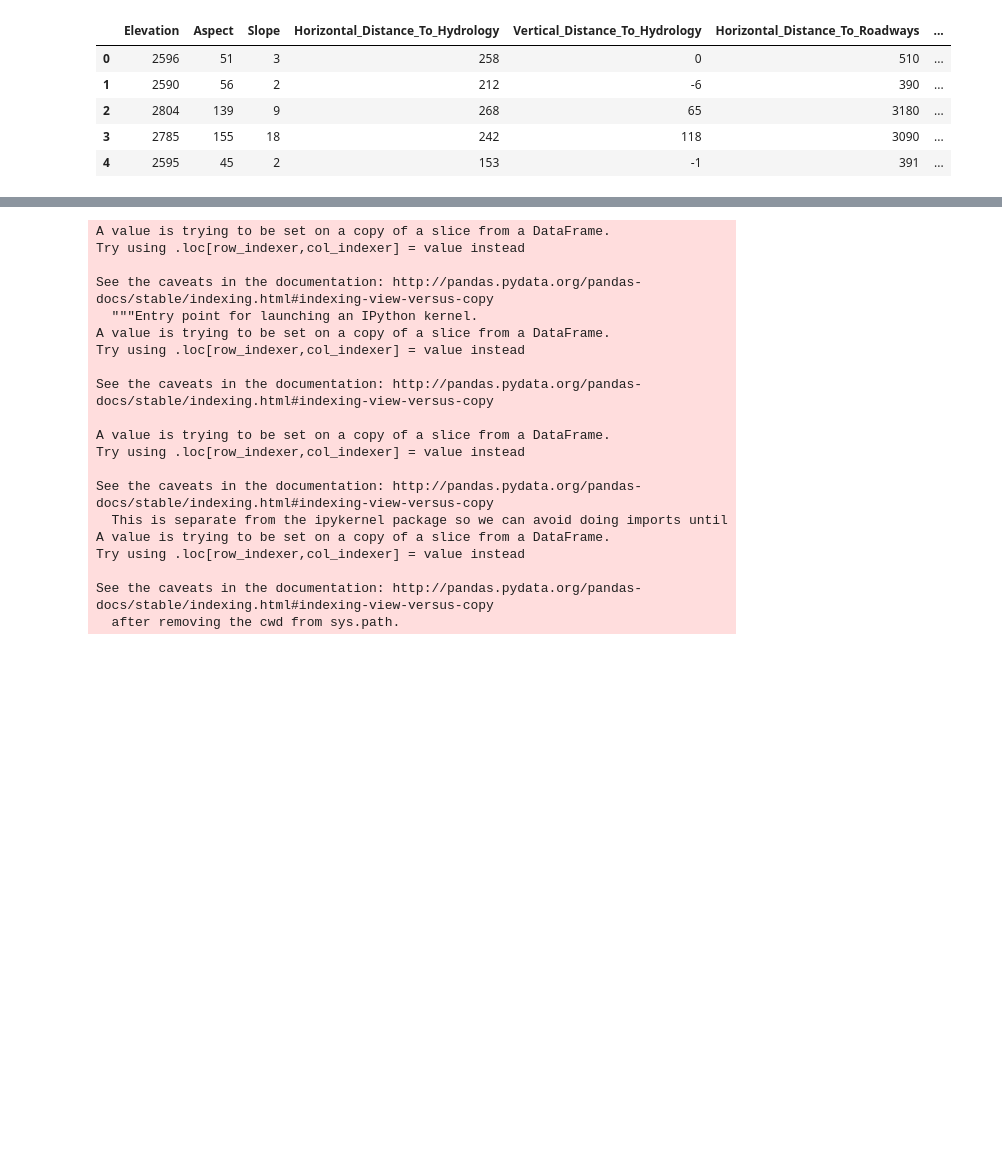
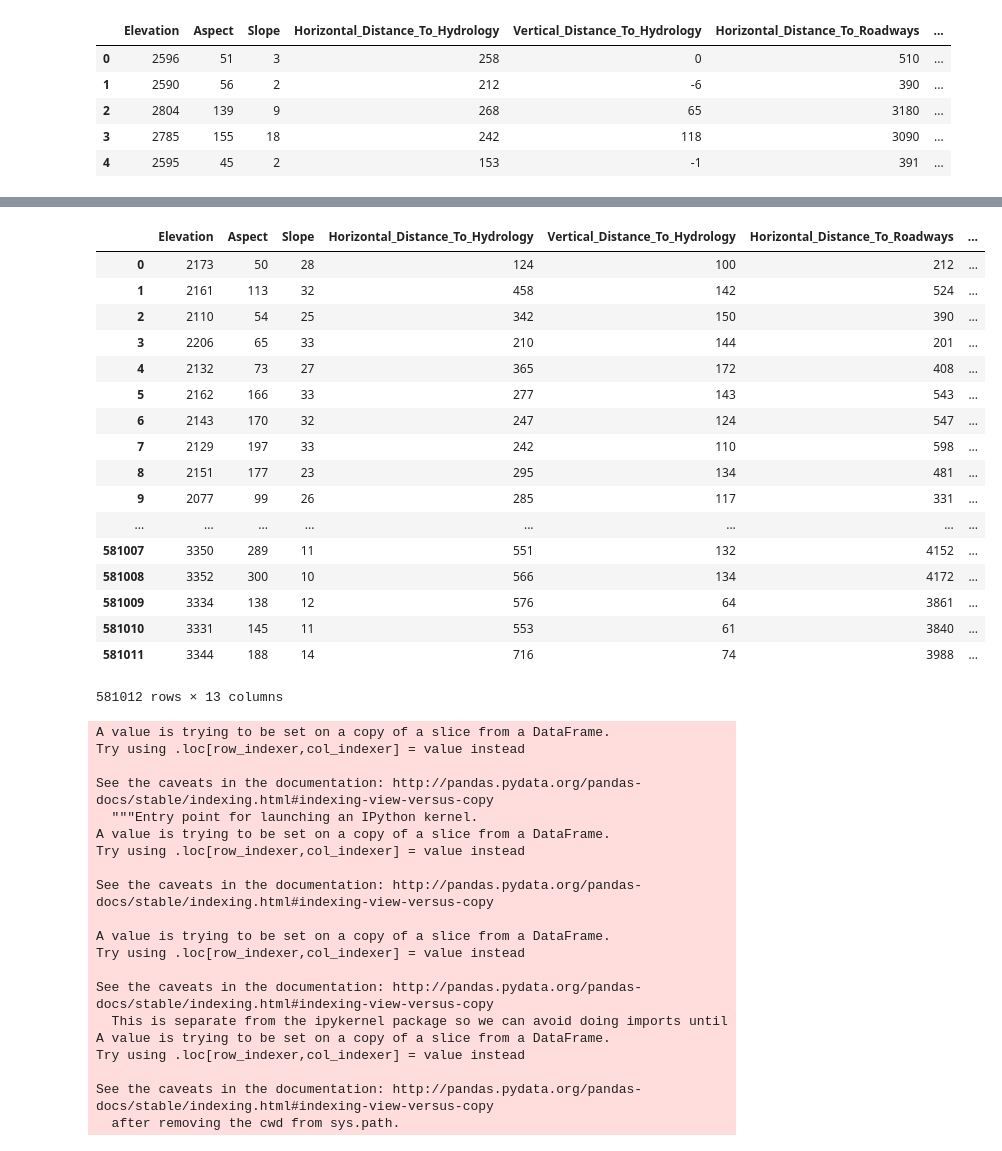
Before and after one commit to Greg-S-12/Tree-Cover-Classification-Project, a Jupyter notebook: EDA_greg.ipynb, the cells around one changed output, grey strips where cells are left out. Saved outputs shown, nothing was run; the diff lists cells and outputs as text; code cells hidden in the pictures; blank space fills up the shorter version.

```diff
--- a/EDA_greg.ipynb
+++ b/EDA_greg.ipynb
@@ -28,3 +59,36 @@ SyntaxError: can't assign to function call (<ipython-input-95-8bd60a4fe7c6>, lin
+# %%
+df_no_dummies = pd.concat(soil_columns_list).reset_index()
+df_no_dummies = df_no_dummies.drop(columns=['index','Soil_Type1', 'Soil_Type2',
+       'Soil_Type3', 'Soil_Type4', 'Soil_Type5', 'Soil_Type6', 'Soil_Type7',
+       'Soil_Type8', 'Soil_Type9', 'Soil_Type10', 'Soil_Type11', 'Soil_Type12',
+       'Soil_Type13', 'Soil_Type14', 'Soil_Type15', 'Soil_Type16',
+       'Soil_Type17', 'Soil_Type18', 'Soil_Type19', 'Soil_Type20',
+       'Soil_Type21', 'Soil_Type22', 'Soil_Type23', 'Soil_Type24',
+       'Soil_Type25', 'Soil_Type26', 'Soil_Type27', 'Soil_Type28',
+       'Soil_Type29', 'Soil_Type30', 'Soil_Type31', 'Soil_Type32',
+       'Soil_Type33', 'Soil_Type34', 'Soil_Type35', 'Soil_Type36',
+       'Soil_Type37', 'Soil_Type38', 'Soil_Type39', 'Soil_Type40'])
+
+df_no_dummies
+# %% [output]
+|  | Elevation | Aspect | Slope | Horizontal_Distance_To_Hydrology | Vertical_Distance_To_Hydrology | Horizontal_Distance_To_Roadways | ... |
+| 0 | 2173 | 50 | 28 | 124 | 100 | 212 | ... |
+| 1 | 2161 | 113 | 32 | 458 | 142 | 524 | ... |
+| 2 | 2110 | 54 | 25 | 342 | 150 | 390 | ... |
+| 3 | 2206 | 65 | 33 | 210 | 144 | 201 | ... |
+| 4 | 2132 | 73 | 27 | 365 | 172 | 408 | ... |
+| 5 | 2162 | 166 | 33 | 277 | 143 | 543 | ... |
+| 6 | 2143 | 170 | 32 | 247 | 124 | 547 | ... |
+| 7 | 2129 | 197 | 33 | 242 | 110 | 598 | ... |
+| 8 | 2151 | 177 | 23 | 295 | 134 | 481 | ... |
+| 9 | 2077 | 99 | 26 | 285 | 117 | 331 | ... |
+| ... | ... | ... | ... | ... | ... | ... | ... |
+| 581007 | 3350 | 289 | 11 | 551 | 132 | 4152 | ... |
+| 581008 | 3352 | 300 | 10 | 566 | 134 | 4172 | ... |
+| 581009 | 3334 | 138 | 12 | 576 | 64 | 3861 | ... |
+| 581010 | 3331 | 145 | 11 | 553 | 61 | 3840 | ... |
+| 581011 | 3344 | 188 | 14 | 716 | 74 | 3988 | ... |
+581012 rows × 13 columns
 # %%
 df_wilderness_area_1 = df.loc[df['Wilderness_Area1']==1,:]
 df_wilderness_area_2 = df.loc[df['Wilderness_Area2']==1,:]
```
Also changed, not shown: parts of 9 cells of this notebook.
